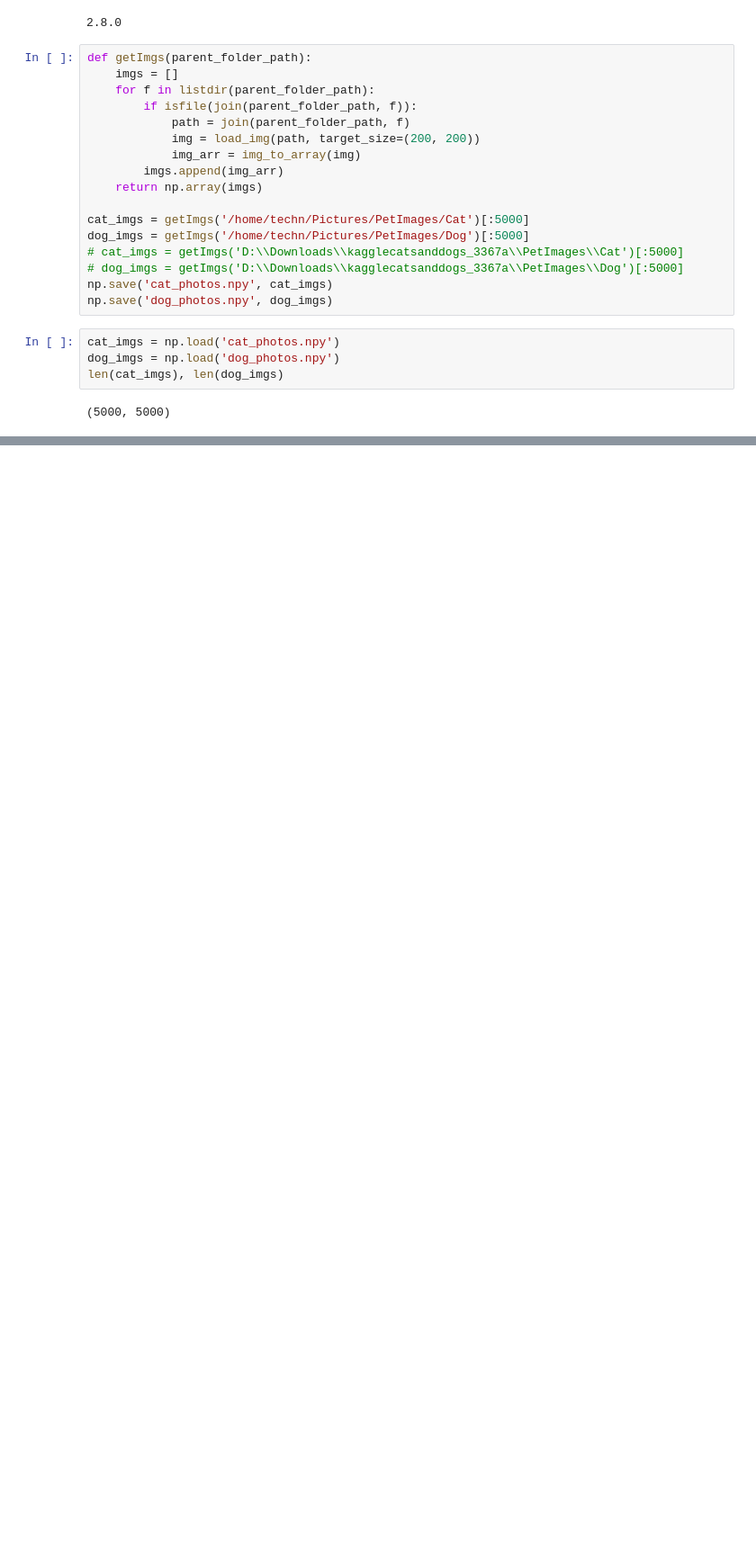
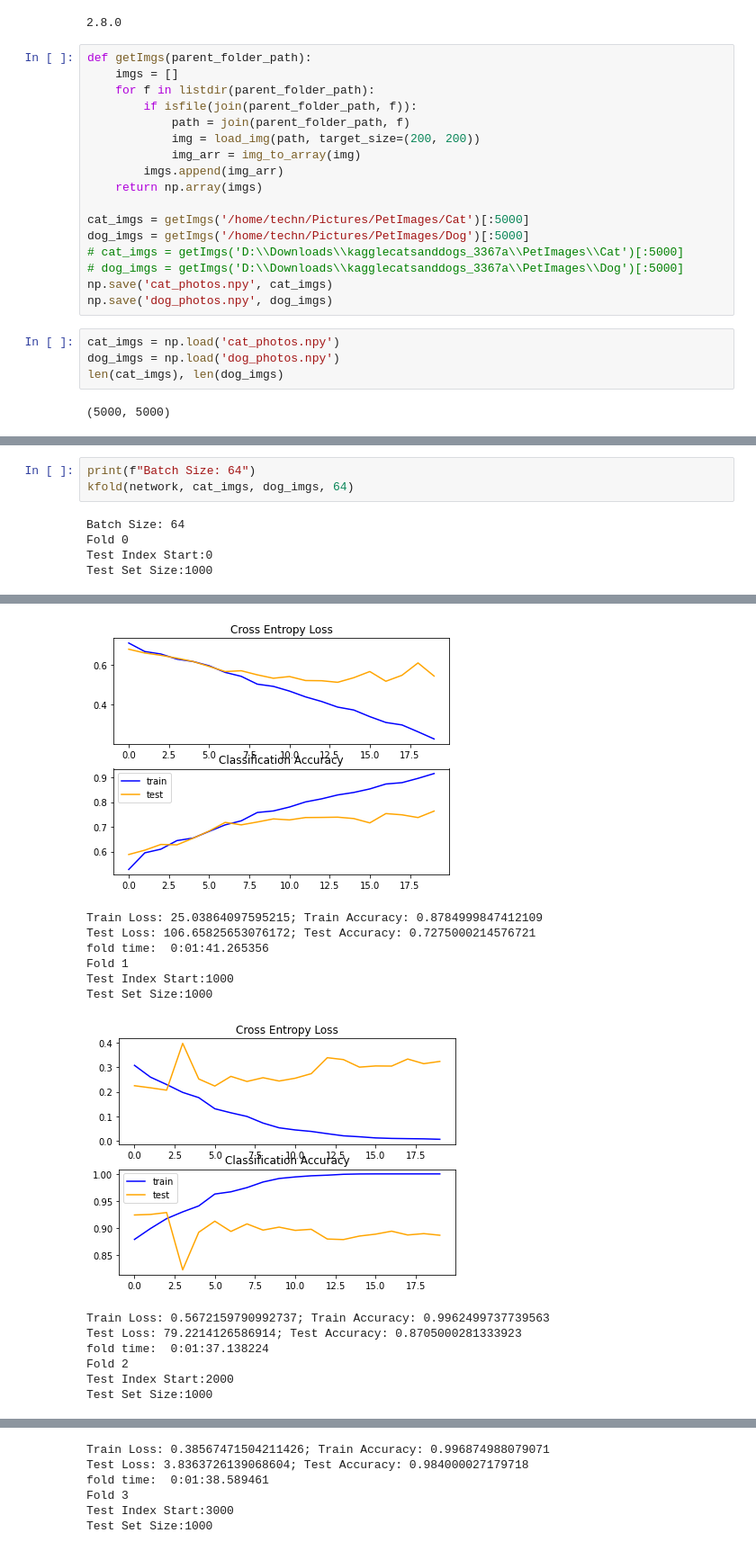
Before and after one commit to NJindia/Cats-vs-Dogs-DL, a Jupyter notebook: DL_HW2.ipynb, the cells around one changed output, grey strips where cells are left out. Shown at 90% size. Saved outputs shown, nothing was run; the diff lists cells and outputs as text; blank space fills up the shorter version.

```diff
--- a/DL_HW2.ipynb
+++ b/DL_HW2.ipynb
@@ -150,0 +162,8 @@ Test Set Size:1000
+# %%
+print(f"Batch Size: 64")
+kfold(network, cat_imgs, dog_imgs, 64)
+# %% [output]
+Batch Size: 64
+Fold 0
+Test Index Start:0
+Test Set Size:1000
@@ -150,0 +172,14 @@ Test Set Size:1000
+[figure, added]
+Train Loss: 25.03864097595215; Train Accuracy: 0.8784999847412109
+Test Loss: 106.65825653076172; Test Accuracy: 0.7275000214576721
+fold time:  0:01:41.265356
+Fold 1
+Test Index Start:1000
+Test Set Size:1000
+[figure, added]
+Train Loss: 0.5672159790992737; Train Accuracy: 0.9962499737739563
+Test Loss: 79.2214126586914; Test Accuracy: 0.8705000281333923
+fold time:  0:01:37.138224
+Fold 2
+Test Index Start:2000
+Test Set Size:1000
@@ -150,0 +187,6 @@ Test Set Size:1000
+Train Loss: 0.38567471504211426; Train Accuracy: 0.996874988079071
+Test Loss: 3.8363726139068604; Test Accuracy: 0.984000027179718
+fold time:  0:01:38.589461
+Fold 3
+Test Index Start:3000
+Test Set Size:1000
```
Also changed, not shown: parts of 13 cells of this notebook, 8 other files.
